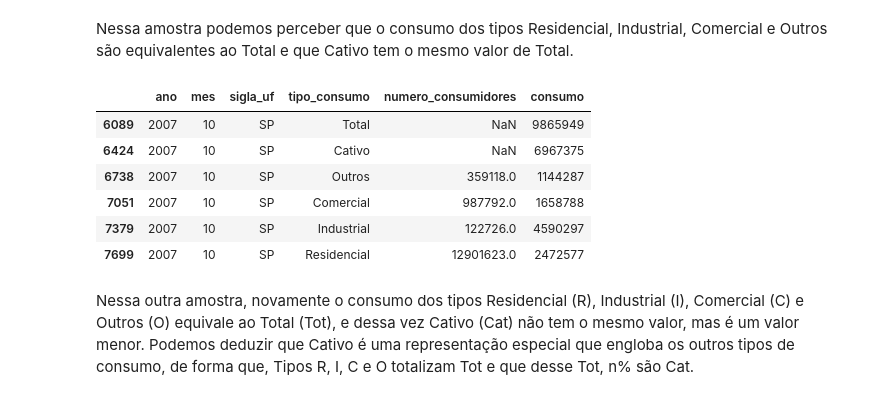
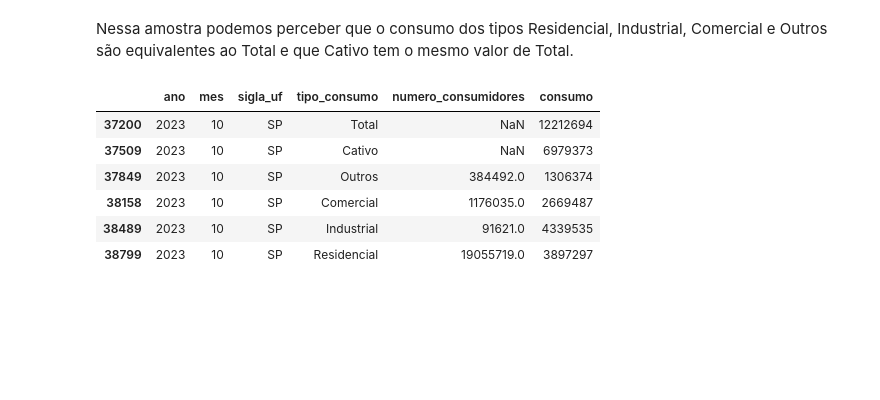
Before and after one commit to jorgelzsilva/projeto_consumo_energia, a Jupyter notebook: notebooks/desafio_final_jorge.ipynb, the cells around one changed output. Saved outputs shown, nothing was run; the diff lists cells and outputs as text; code cells hidden in the pictures; blank space fills up the shorter version.

```diff
--- a/notebooks/desafio_final_jorge.ipynb
+++ b/notebooks/desafio_final_jorge.ipynb
@@ -54,0 +117,3 @@ dataset_energia =  pd.read_csv('../dados/brutos/consumo_energia_eletrica.csv', s
+# %%
+# removendo as duplicatas
+dataset_energia.drop_duplicates(keep='first', inplace=True)
@@ -182,15 +258,13 @@ dataset_energia[filtro_ano]
 # %% [markdown]
 Nessa amostra podemos perceber que o consumo dos tipos Residencial, Industrial, Comercial e Outros são equivalentes ao Total e que Cativo tem o mesmo valor de Total.
 # %%
-filtro_ano2 = (dataset_energia['ano'] == 2007) & (dataset_energia['sigla_uf'] == 'SP') & (dataset_energia['mes'] == 10)
+filtro_ano2 = (dataset_energia['ano'] == 2023) & (dataset_energia['sigla_uf'] == 'SP') & (dataset_energia['mes'] == 10)
 dataset_energia[filtro_ano2]
 # %% [output]
 |  | ano | mes | sigla_uf | tipo_consumo | numero_consumidores | consumo |
-| 6089 | 2007 | 10 | SP | Total | NaN | 9865949 |
-| 6424 | 2007 | 10 | SP | Cativo | NaN | 6967375 |
-| 6738 | 2007 | 10 | SP | Outros | 359118.0 | 1144287 |
-| 7051 | 2007 | 10 | SP | Comercial | 987792.0 | 1658788 |
-| 7379 | 2007 | 10 | SP | Industrial | 122726.0 | 4590297 |
-| 7699 | 2007 | 10 | SP | Residencial | 12901623.0 | 2472577 |
+| 37200 | 2023 | 10 | SP | Total | NaN | 12212694 |
+| 37509 | 2023 | 10 | SP | Cativo | NaN | 6979373 |
+| 37849 | 2023 | 10 | SP | Outros | 384492.0 | 1306374 |
+| 38158 | 2023 | 10 | SP | Comercial | 1176035.0 | 2669487 |
+| 38489 | 2023 | 10 | SP | Industrial | 91621.0 | 4339535 |
+| 38799 | 2023 | 10 | SP | Residencial | 19055719.0 | 3897297 |
-# %% [markdown]
-Nessa outra amostra, novamente o consumo dos tipos Residencial (R), Industrial (I), Comercial (C) e Outros (O) equivale ao Total (Tot), e dessa vez Cativo (Cat) não tem o mesmo valor, mas é um valor menor. Podemos deduzir que Cativo é uma representação especial que engloba os outros tipos de consumo, de forma que, Tipos R, I, C e O totalizam Tot e que desse Tot, n% são Cat.
```
Also changed, not shown: parts of 11 cells of this notebook.
